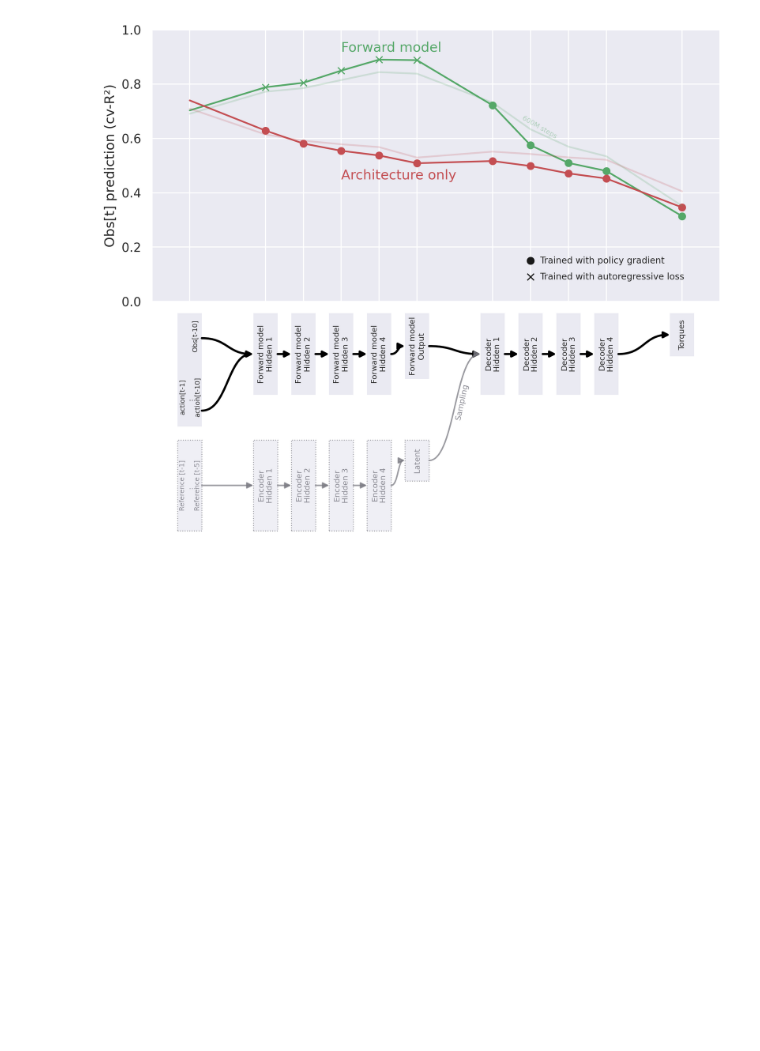
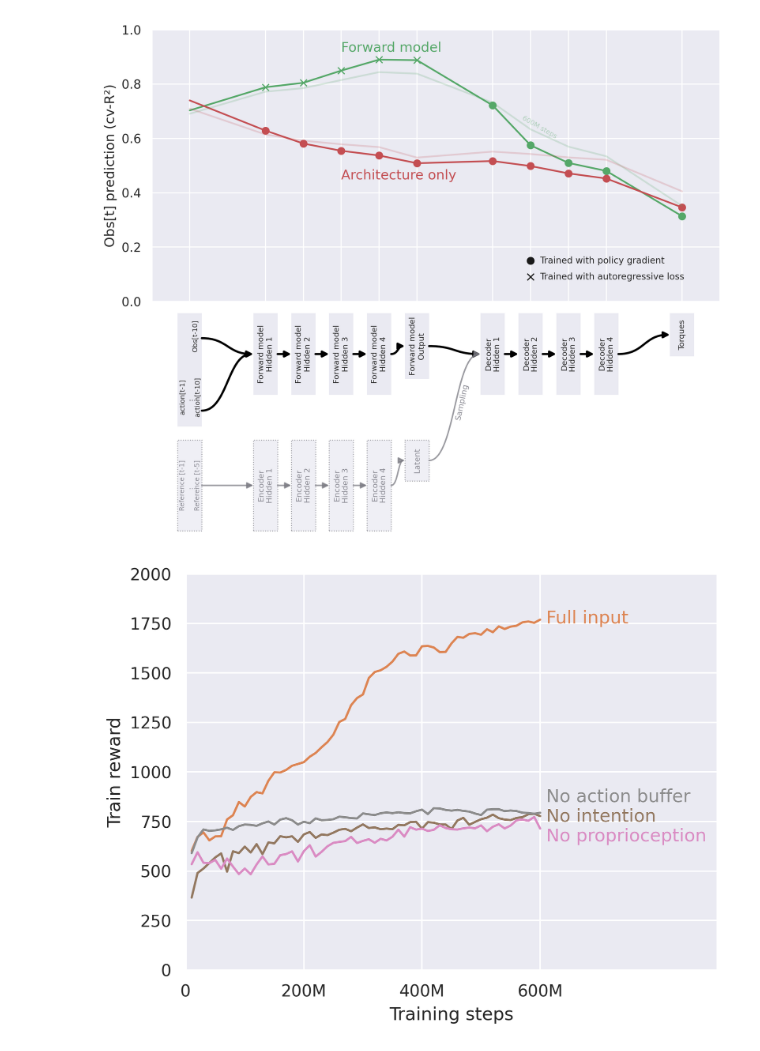
Before and after one commit to emiwar/vnl-experiments, a Jupyter notebook: labmeeting_aug2026_plots.ipynb, the cells around one changed output. Saved outputs shown, nothing was run; the diff lists cells and outputs as text; code cells hidden in the pictures; blank space fills up the shorter version.

Commit message:
Add ablation figure to lab meeting report

```diff
--- a/labmeeting_aug2026_plots.ipynb
+++ b/labmeeting_aug2026_plots.ipynb
@@ -309,3 +309,27 @@ nd.draw(arch, diag, notes=False)
 plt.show()
 # %% [output]
 [figure]
+# %%
+curves = data["curves"]
+control = curves[(curves["condition"] == "encdec") & (curves["delay_k"] == 10)]
+nointent = curves[(curves["condition"] == "ablate_intention") & (curves["delay_k"] == 10)]
+noproprio = curves[(curves["condition"] == "ablate_proprioception") & (curves["delay_k"] == 10)]
+noefference = curves[(curves["condition"] == "ablate_efference") & (curves["delay_k"] == 10)]
+# %%
+plt.figure(dpi=300)
+plt.plot(control.step, control.reward_mean, color="C1")
+plt.plot(nointent.step, nointent.reward_mean, color="C5")
+plt.plot(noproprio.step, noproprio.reward_mean, color="C6")
+plt.plot(noefference.step, noefference.reward_mean, color="C7")
+plt.text(6.1e8, 1750, "Full input", color="C1")
+plt.text(6.1e8, 750, "No intention", color="C5")
+plt.text(6.1e8, 650, "No proprioception", color="C6")
+plt.text(6.1e8, 850, "No action buffer", color="C7")
+plt.ylim(0, 2000)
+plt.xlim(0, 9e8)
+plt.ylabel("Train reward")
+plt.xlabel("Training steps")
+plt.xticks([0,2e8,4e8,6e8], ["0", "200M", "400M", "600M"])
+plt.show()
+# %% [output]
+[figure, added]
```
Also changed, not shown: parts of 4 cells of this notebook, 14 other files.
